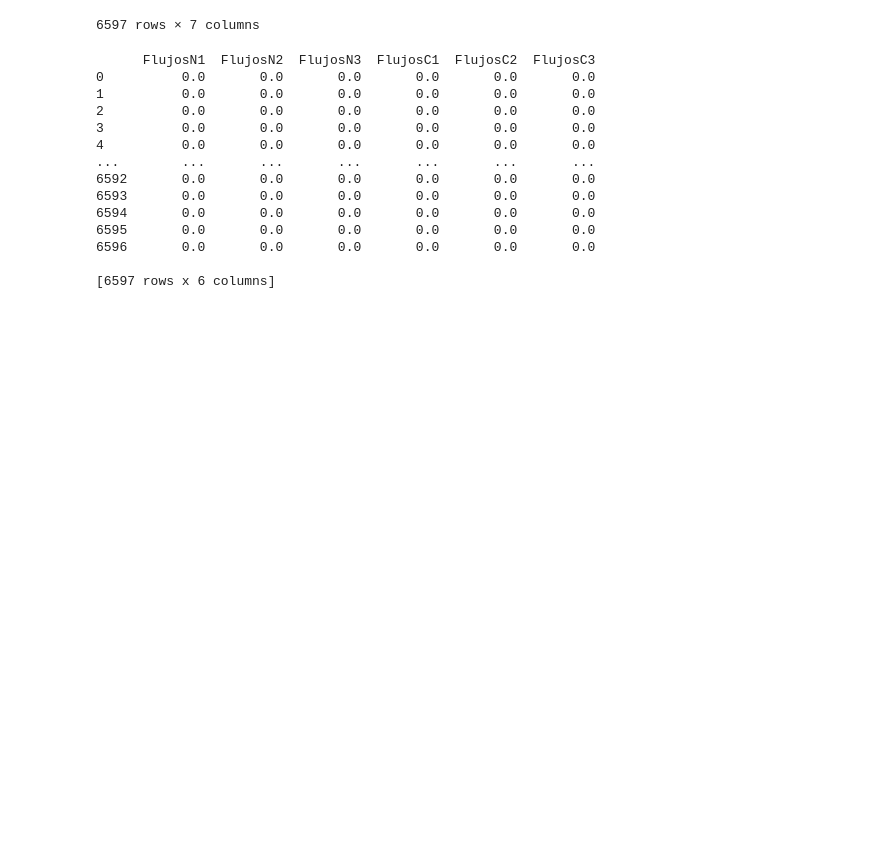
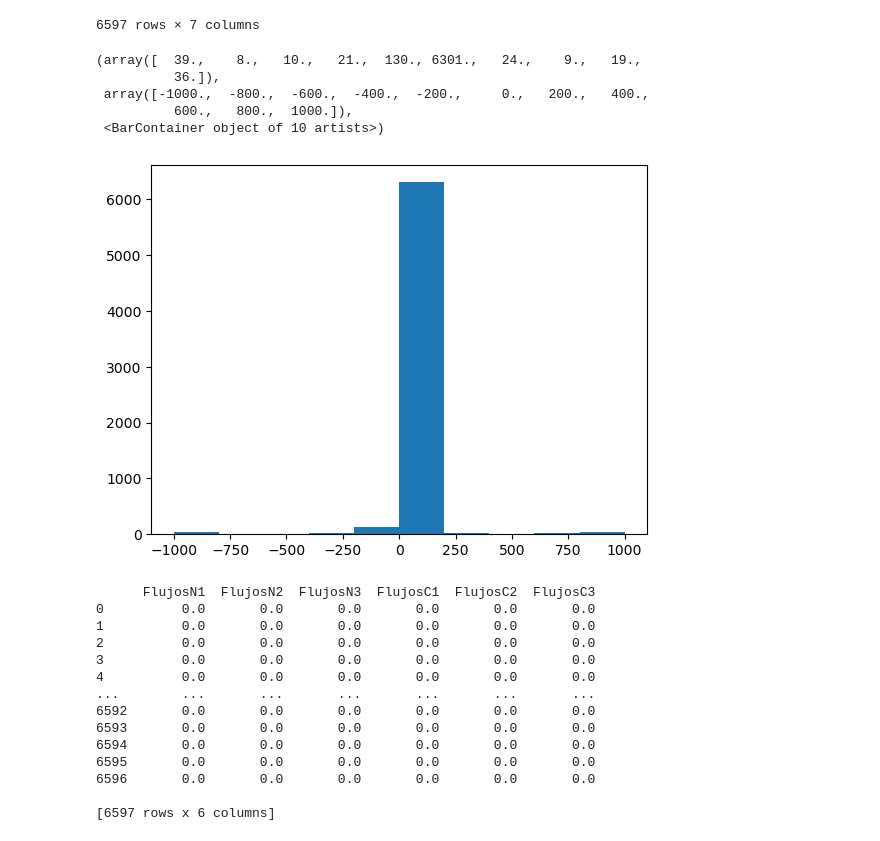
Before and after one commit to NoeGrageraJimenez/TFG, a Jupyter notebook: TFG-Example/volcano plot.ipynb, the cells around one changed output. Cells and saved outputs as stored; diff of their text form; code cells hidden in the pictures; blank space fills up the shorter version.

```diff
--- a/TFG-Example/volcano plot.ipynb
+++ b/TFG-Example/volcano plot.ipynb
@@ -338,6 +338,15 @@ df_flujos
 | 6595 | P450LTB4r | 0.0 | 0.0 | 0.0 | 0.0 | 0.0 | 0.0 |
 | 6596 | r1897 | 0.0 | 0.0 | 0.0 | 0.0 | 0.0 | 0.0 |
 6597 rows × 7 columns
+# %%
+plt.hist(df_flujos['FlujosN1'])
+# %% [output]
+(array([  39.,    8.,   10.,   21.,  130., 6301.,   24.,    9.,   19.,
+          36.]),
+ array([-1000.,  -800.,  -600.,  -400.,  -200.,     0.,   200.,   400.,
+          600.,   800.,  1000.]),
+ <BarContainer object of 10 artists>)
+[figure, added]
 # %%
 def flux_transformer(v):
 
```
Also changed, not shown: parts of 6 cells of this notebook, 8 other files.
